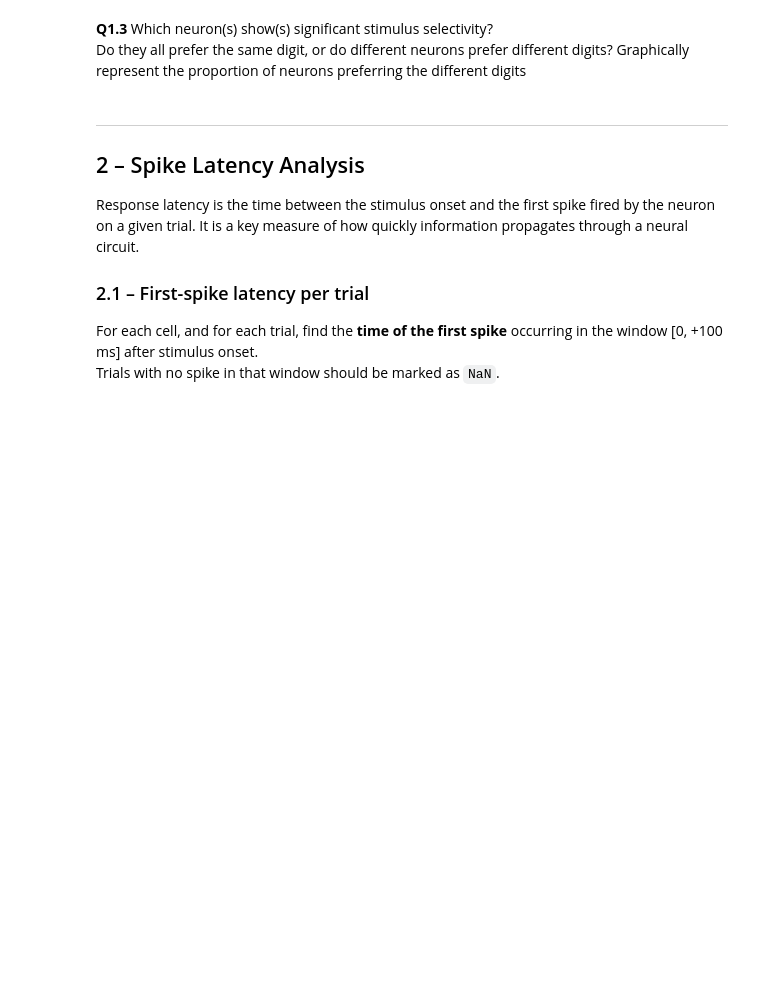
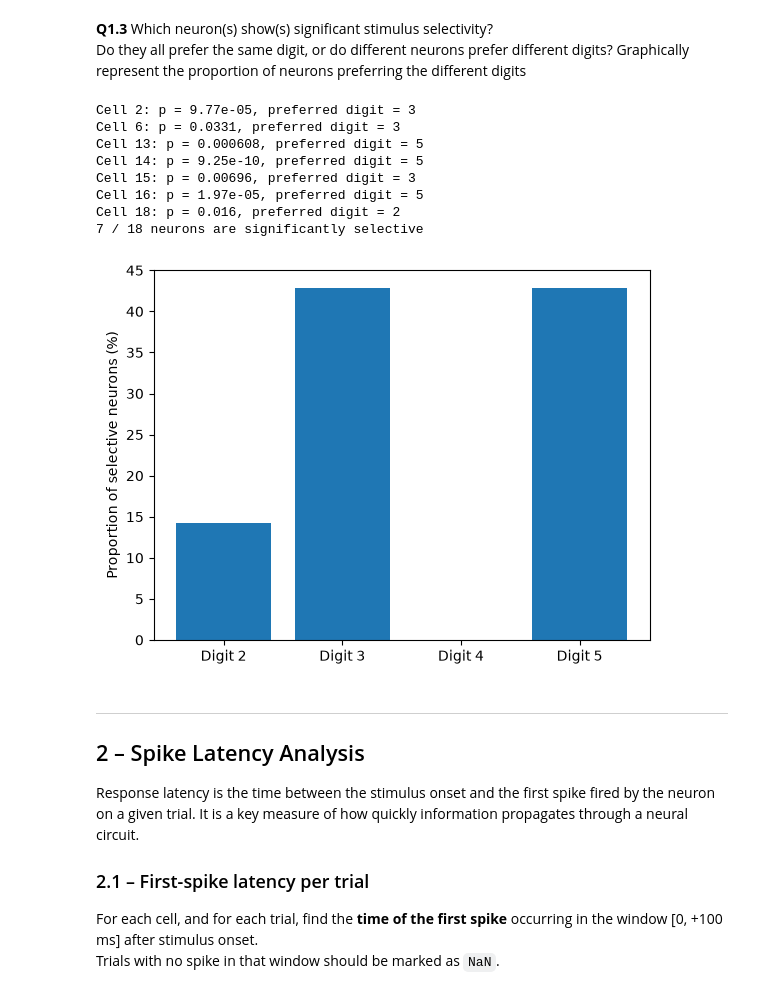
Before and after one commit to Elnettelucas/Groupe_21_HW_DataAnalysis_2026.ipynb, a Jupyter notebook: HW_SU_LFP_111026_student_2026.ipynb, the cells around one changed output. Drawn from its saved outputs; the diff is of its cells as text; code cells hidden in the pictures; blank space fills up the shorter version.

Commit message:
suite avec modif 50ms

```diff
--- a/HW_SU_LFP_111026_student_2026.ipynb
+++ b/HW_SU_LFP_111026_student_2026.ipynb
@@ -184,7 +237,53 @@ Report the p-value in the legend or as a title of each tuning curve.
 Do they all prefer the same digit, or do different neurons prefer different digits?
 Graphically represent the proportion of neurons preferring the different digits
 # %%
-# Your code here
+digits = [2, 3, 4, 5]
+
+selective = []     # numéros des neurones sélectifs
+preferred = []     # digit préféré de chaque neurone sélectif
+
+for n in range(18):
+    StimCond = cells[n]['StimCond']
+
+    # taux de décharge de chaque essai entre 0 et +50 ms (spikes/s)
+    rate = np.mean(unit_aligned[n][:, 50:100], axis=1) * 1000
+
+    # essais de chaque digit
+    r2 = rate[StimCond[:, 1] == 2]
+    r3 = rate[StimCond[:, 1] == 3]
+    r4 = rate[StimCond[:, 1] == 4]
+    r5 = rate[StimCond[:, 1] == 5]
+
+    # ANOVA entre les 4 digits
+    f_stat, p_value = stats.f_oneway(r2, r3, r4, r5)
+
+    if p_value < 0.05:                                    # neurone sélectif
+        means = [np.mean(r2), np.mean(r3), np.mean(r4), np.mean(r5)]
+        best = digits[np.argmax(means)]                   # digit avec le taux le plus élevé
+        selective.append(n + 1)
+        preferred.append(best)
+        print(f"Cell {n+1}: p = {p_value:.3g}, preferred digit = {best}")
+
+print(f"{len(selective)} / 18 neurons are significantly selective")
+
+# proportion de neurones préférant chaque digit
+proportions = []
+for d in digits:
+    proportions.append(preferred.count(d) / len(preferred) * 100)
+
+plt.bar(['Digit 2', 'Digit 3', 'Digit 4', 'Digit 5'], proportions)
+plt.ylabel('Proportion of selective neurons (%)')
+plt.show()
+# %% [output]
+Cell 2: p = 9.77e-05, preferred digit = 3
+Cell 6: p = 0.0331, preferred digit = 3
+Cell 13: p = 0.000608, preferred digit = 5
+Cell 14: p = 9.25e-10, preferred digit = 5
+Cell 15: p = 0.00696, preferred digit = 3
+Cell 16: p = 1.97e-05, preferred digit = 5
+Cell 18: p = 0.016, preferred digit = 2
+7 / 18 neurons are significantly selective
+[figure, added]
 # %% [markdown]
 ---
 ## 2 – Spike Latency Analysis
```
Also changed, not shown: parts of 10 cells of this notebook.
